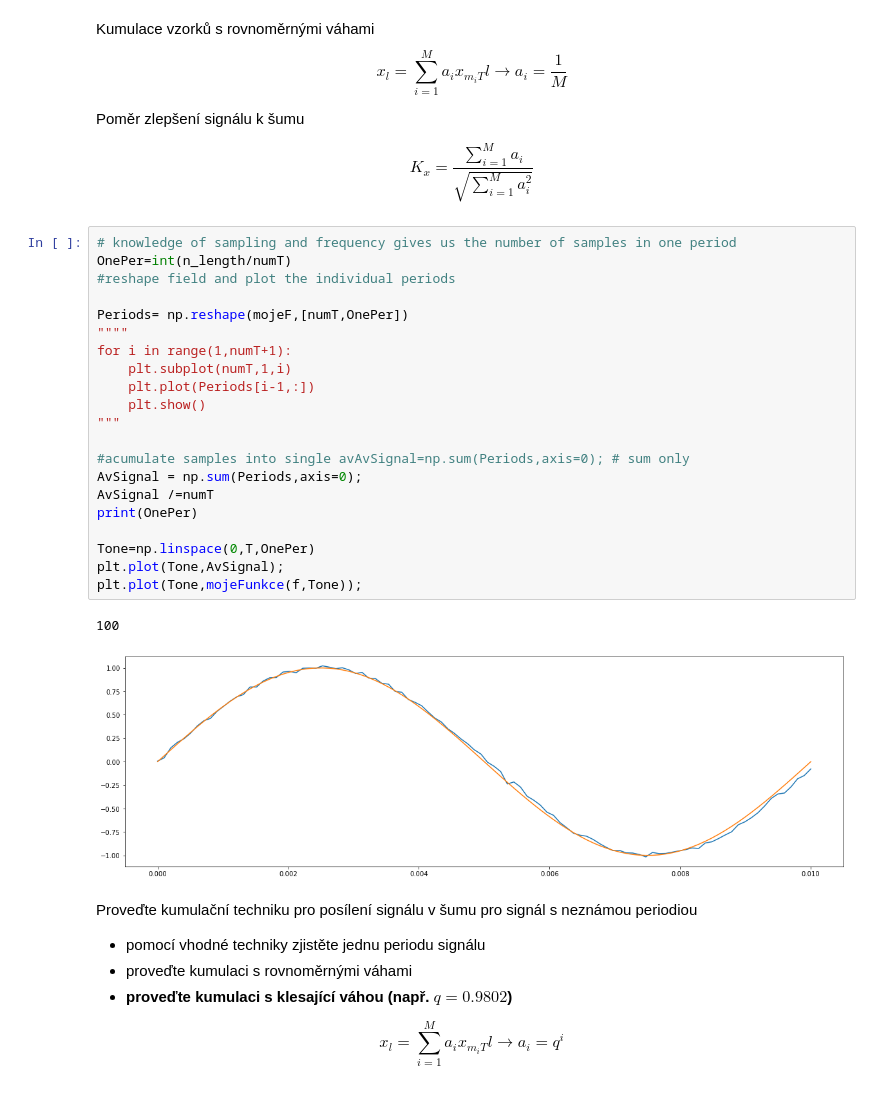
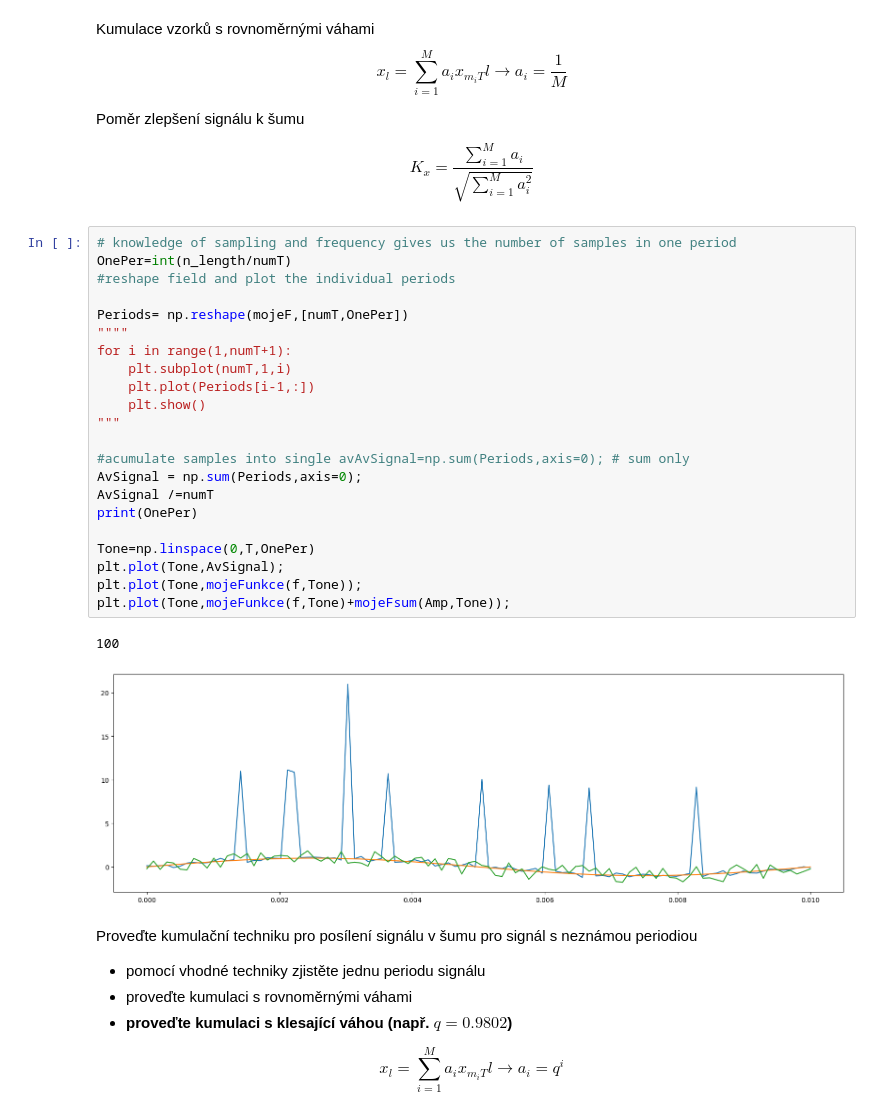
Before and after one commit to melancholy-txt/ujep, a Jupyter notebook: PZS/Tyden5/KumulaceTechniky.ipynb, the cells around one changed output. Saved outputs shown, nothing was run; the diff lists cells and outputs as text.

```diff
--- a/PZS/Tyden5/KumulaceTechniky.ipynb
+++ b/PZS/Tyden5/KumulaceTechniky.ipynb
@@ -46,27 +46,28 @@ $$K_x = \frac{\sum_{i=1}^M a_i}{\sqrt{ \sum_{i=1}^M a_i^2 }}$$
 # %%
 # knowledge of sampling and frequency gives us the number of samples in one period
 OnePer=int(n_length/numT)
 #reshape field and plot the individual periods
 
 Periods= np.reshape(mojeF,[numT,OnePer])
 """"
 for i in range(1,numT+1):
     plt.subplot(numT,1,i)
     plt.plot(Periods[i-1,:])
     plt.show()
 """
 
 #acumulate samples into single avAvSignal=np.sum(Periods,axis=0); # sum only
 AvSignal = np.sum(Periods,axis=0);
 AvSignal /=numT
 print(OnePer)
 
 Tone=np.linspace(0,T,OnePer)
 plt.plot(Tone,AvSignal);
 plt.plot(Tone,mojeFunkce(f,Tone));
+plt.plot(Tone,mojeFunkce(f,Tone)+mojeFsum(Amp,Tone));
 # %% [output]
 100
-[figure, old version]
+[figure, new version]
 # %% [markdown]
 Proveďte kumulační techniku pro posílení signálu v šumu pro signál s neznámou periodiou
 - pomocí vhodné techniky zjistěte jednu periodu signálu
```
Also changed, not shown: parts of 4 cells of this notebook, 6 other files.
